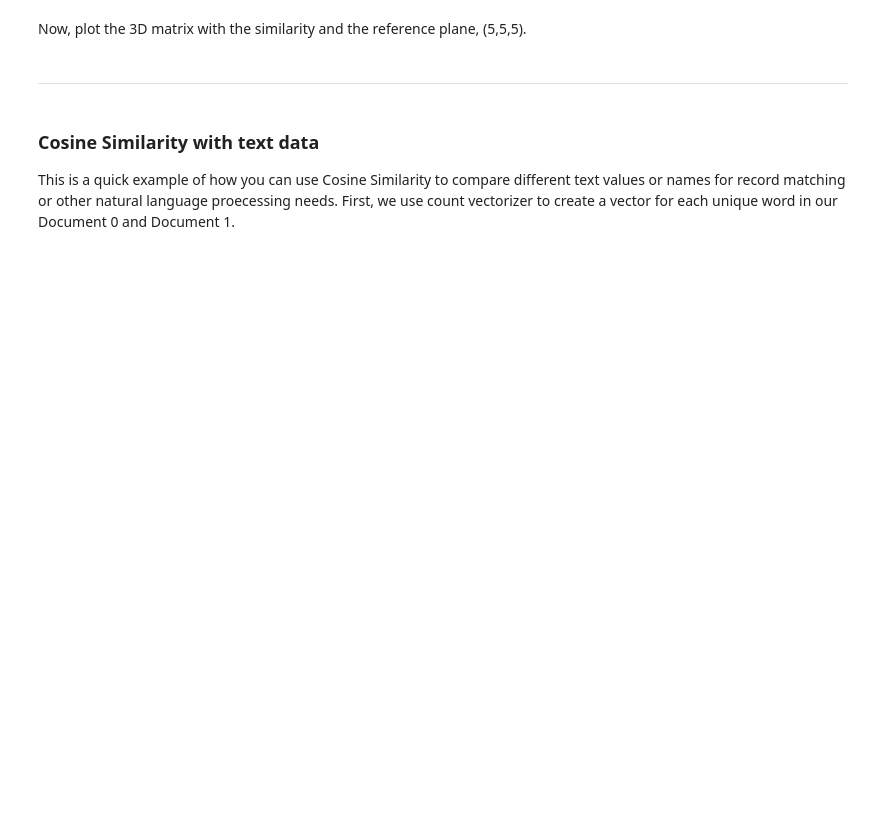
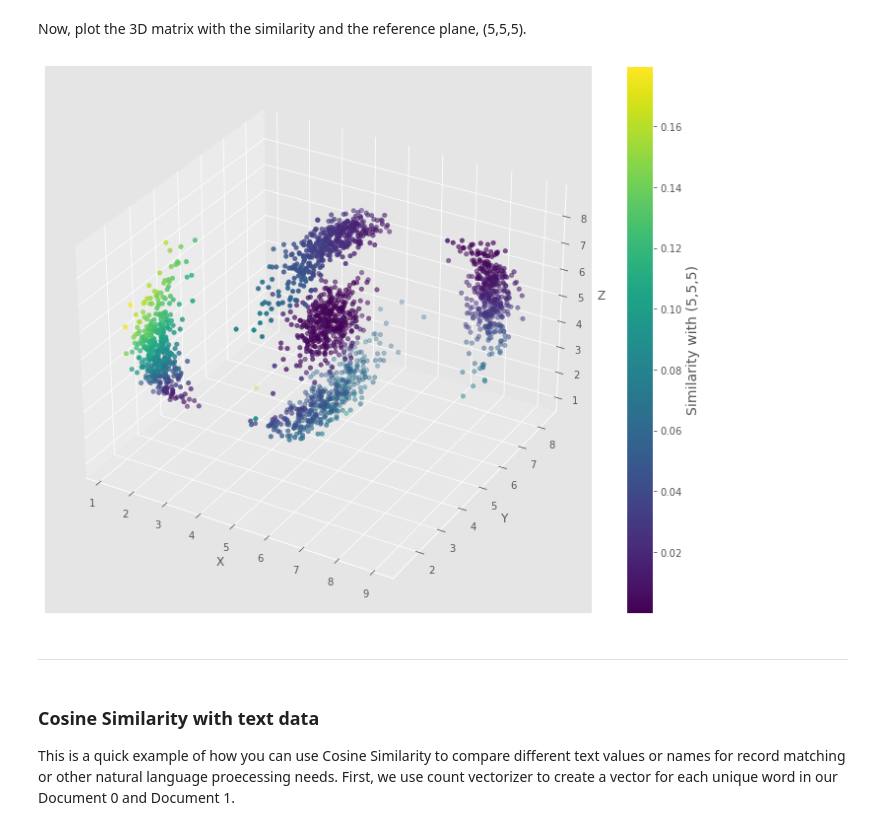
Before and after one commit to joycorrine/springboard, a Jupyter notebook: Unit15-CosineSimilarityCaseStudy/Cosine_Similarity_Case_Study.ipynb, the cells around one changed output. Drawn from its saved outputs; the diff is of its cells as text; code cells hidden in the pictures; blank space fills up the shorter version.

Commit message:
updated unit 15 cosine case study

```diff
--- a/Unit15-CosineSimilarityCaseStudy/Cosine_Similarity_Case_Study.ipynb
+++ b/Unit15-CosineSimilarityCaseStudy/Cosine_Similarity_Case_Study.ipynb
@@ -28,9 +18,14 @@ Requirement already satisfied: joblib>=0.11 in /opt/anaconda3/lib/python3.8/site
+# %%
+df = pd.read_csv('data/distance_dataset.csv')
 # %% [markdown]
 ### Cosine Similarity with clusters and numeric matrices
 
 All points in our dataset can be thought of as feature vectors. We illustrate it here as we display the __Cosine Similarity__ between each feature vector in the YZ plane and the [5, 5] vector we chose as reference. The sklearn.metrics.pairwise module provides an efficient way to compute the __cosine_similarity__ for large arrays from which we can compute the similarity.
 # %% [markdown]
  **<font color='teal'> First, create a 2D and a 3D matrix from the dataframe. The 2D matrix should contain the 'Y' and 'Z' columns and the 3D matrix should contain the 'X','Y', and 'Z' columns.</font>**
+# %%
+mat = df[['X', 'Y', 'Z']]
+matYZ = df[['Y','Z']]
 # %% [markdown]
 Calculate the cosine similarity for those matrices with reference planes of 5,5 and 5,5,5. Then subtract those measures from 1 in new features.
 # %%
@@ -59,17 +56,19 @@ Now, plot the 3D matrix with the similarity and the reference plane, (5,5,5).
 # %%
 from mpl_toolkits.mplot3d import Axes3D
 figCosine3D = plt.figure(figsize=(10, 8))
 ax = figCosine3D.add_subplot(111, projection='3d')
 
-p = ax.scatter(mat[:,0], mat[:,1], mat[:,2], c=simCosine3D[:,0])
+p = ax.scatter(mat.loc[:,'X'], mat.loc[:,'Y'], mat.loc[:,'Z'], c=simCosine3D[:,0])
 ax.set_xlabel('X')
 ax.set_ylabel('Y')
 ax.set_zlabel('Z')
 cb = figCosine3D.colorbar(p)
 cb.set_label('Similarity with (5,5,5)', size=14)
 
 figCosine3D.tight_layout()
 #figCosine3D.savefig('cosine-3D.png', dpi=300, transparent=True)
+# %% [output]
+[figure, added]
 # %% [markdown]
 ----
 # %% [markdown]
```
Also changed, not shown: parts of 11 cells of this notebook.
